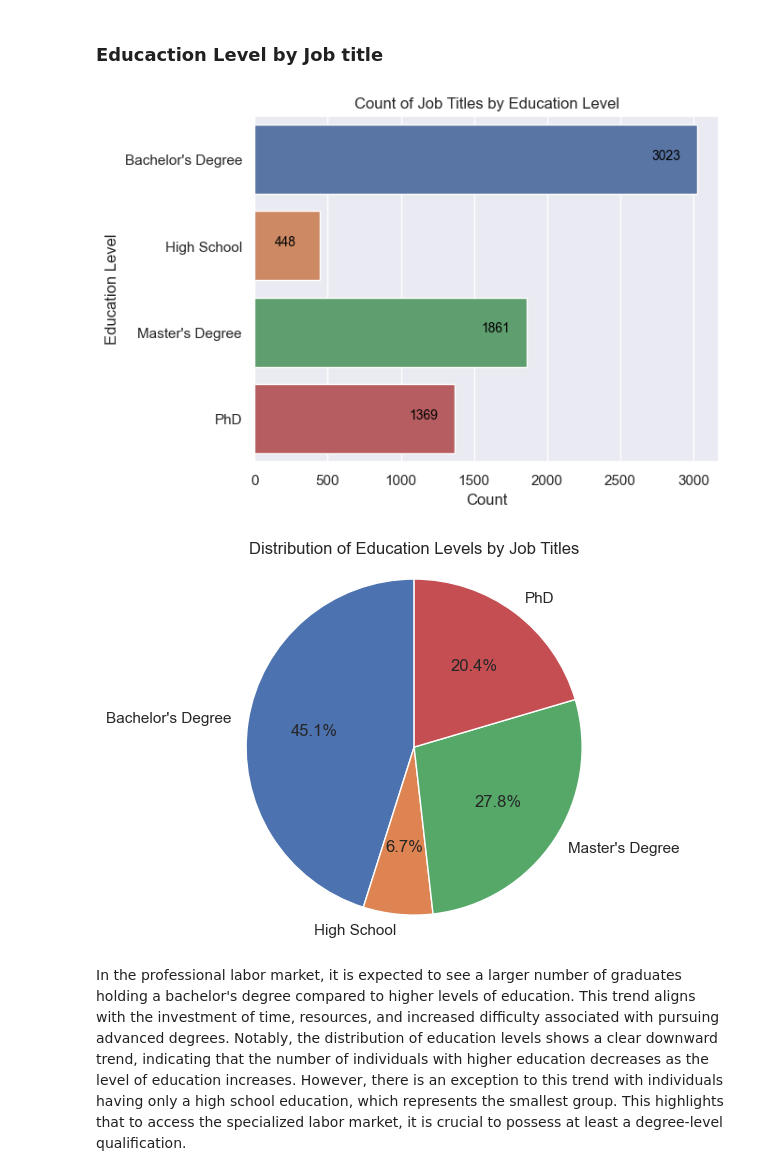
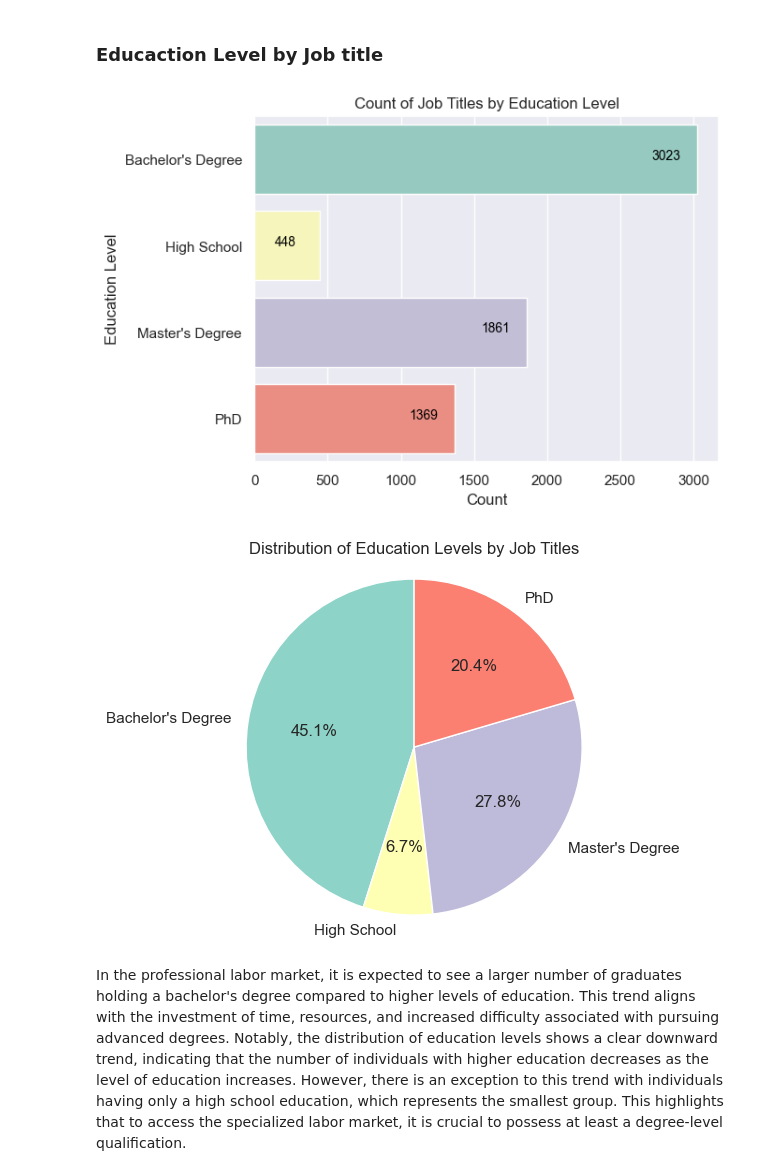
Before and after one commit to Jose5110/Data_Analysis, a Jupyter notebook: salary_data/salary_data_analysis.ipynb, the cells around one changed output. Saved outputs shown, nothing was run; the diff lists cells and outputs as text; code cells hidden in the pictures.

```diff
--- a/salary_data/salary_data_analysis.ipynb
+++ b/salary_data/salary_data_analysis.ipynb
@@ -391,7 +394,7 @@ salary_by_job_title = df.groupby('Job Title')['Salary'].mean().round(2)
 top_10_salaries = salary_by_job_title.sort_values(ascending=False).head(10)
 
 sns.set(style='darkgrid')
-
+sns.set_palette("Set3")
 ax = sns.barplot(x=top_10_salaries.values, y=top_10_salaries.index)
 
 max_value = top_10_salaries.max()
@@ -457,7 +460,7 @@ salary_by_edul = df.groupby('Education Level')['Salary'].mean().round(2)
 edul_sort = salary_by_edul.sort_values(ascending=False).head(10)
 
 sns.set(style='darkgrid')
-
+sns.set_palette("Set3")
 ax = sns.barplot(x=edul_sort.values, y=edul_sort.index)
 
 max_values = edul_sort.values.max()
@@ -520,6 +523,8 @@ In general, we observe that a higher education level tends to correspond to high
 ### Experience by Age
 # %%
 mean_experience_by_age = df.groupby('Age')['Years of Experience'].mean()
+sns.set_palette("Set3")
+
 fig, ax = plt.subplots()
 ax.plot(mean_experience_by_age.index, mean_experience_by_age.values)
 
@@ -537,6 +542,7 @@ As anticipated, there exists a discernible upward trend when examining the corre
 # %%
 edul_by_job_title = df.groupby('Education Level')['Job Title'].count()
 sns.set(style='darkgrid')
+sns.set_palette("Set3")
 
 ax = sns.barplot(x=edul_by_job_title.values, y=edul_by_job_title.index)
 
@@ -549,20 +555,21 @@ plt.title('Count of Job Titles by Education Level')
 
 plt.show()
 # %% [output]
-[figure, old version]
+[figure, new version]
 # %%
 edul_by_job_title = df.groupby('Education Level')['Job Title'].count()
+sns.set_palette("Set3")
 
 labels = edul_by_job_title.index
 sizes = edul_by_job_title.values
 
 plt.pie(sizes, labels=labels, autopct='%1.1f%%', startangle=90)
 
 plt.axis('equal')
 plt.title('Distribution of Education Levels by Job Titles')
 
 plt.show()
 # %% [output]
-[figure, old version]
+[figure, new version]
 # %% [markdown]
 In the professional labor market, it is expected to see a larger number of graduates holding a bachelor's degree compared to higher levels of education. This trend aligns with the investment of time, resources, and increased difficulty associated with pursuing advanced degrees. Notably, the distribution of education levels shows a clear downward trend, indicating that the number of individuals with higher education decreases as the level of education increases. However, there is an exception to this trend with individuals having only a high school education, which represents the smallest group. This highlights that to access the specialized labor market, it is crucial to possess at least a degree-level qualification.
```
Also changed, not shown: parts of 12 cells of this notebook.
